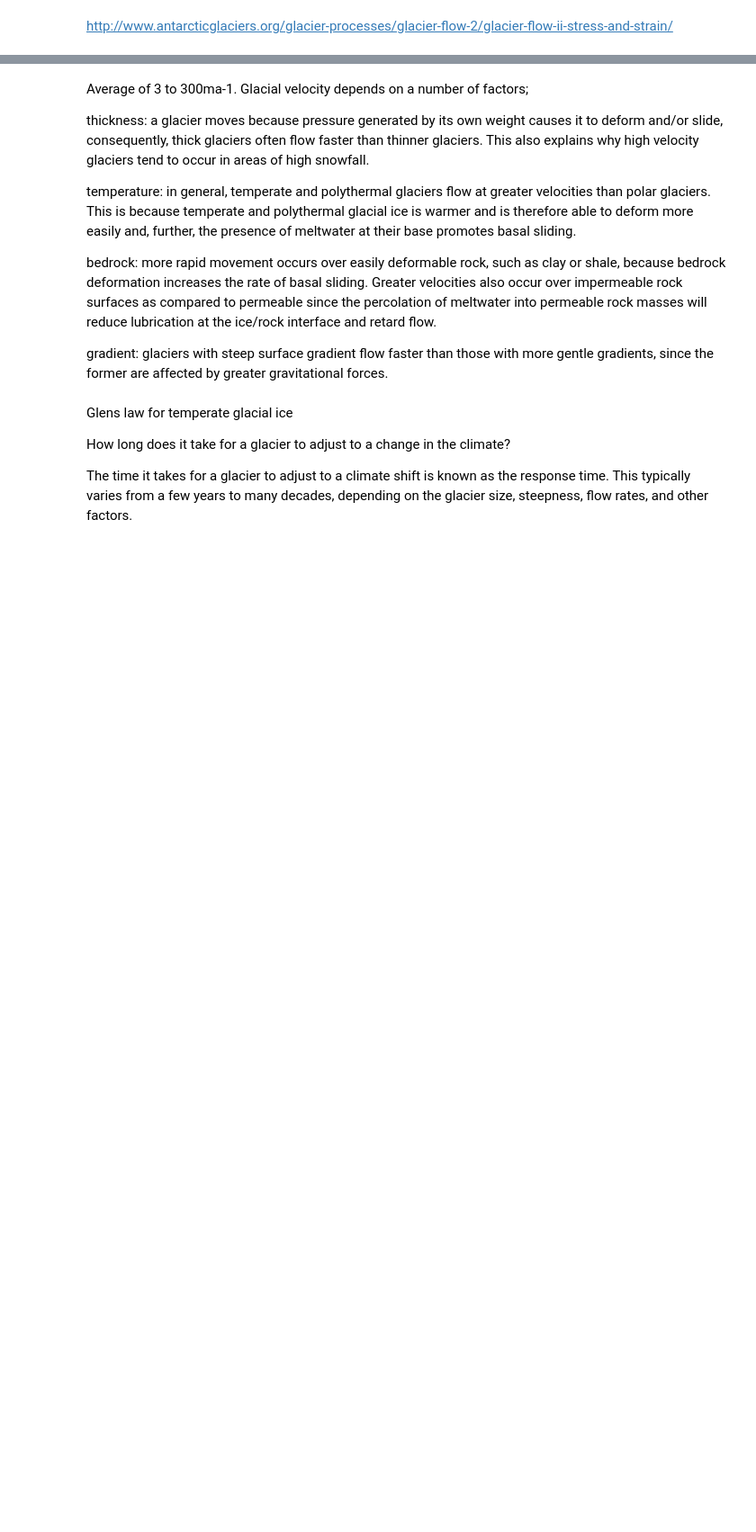
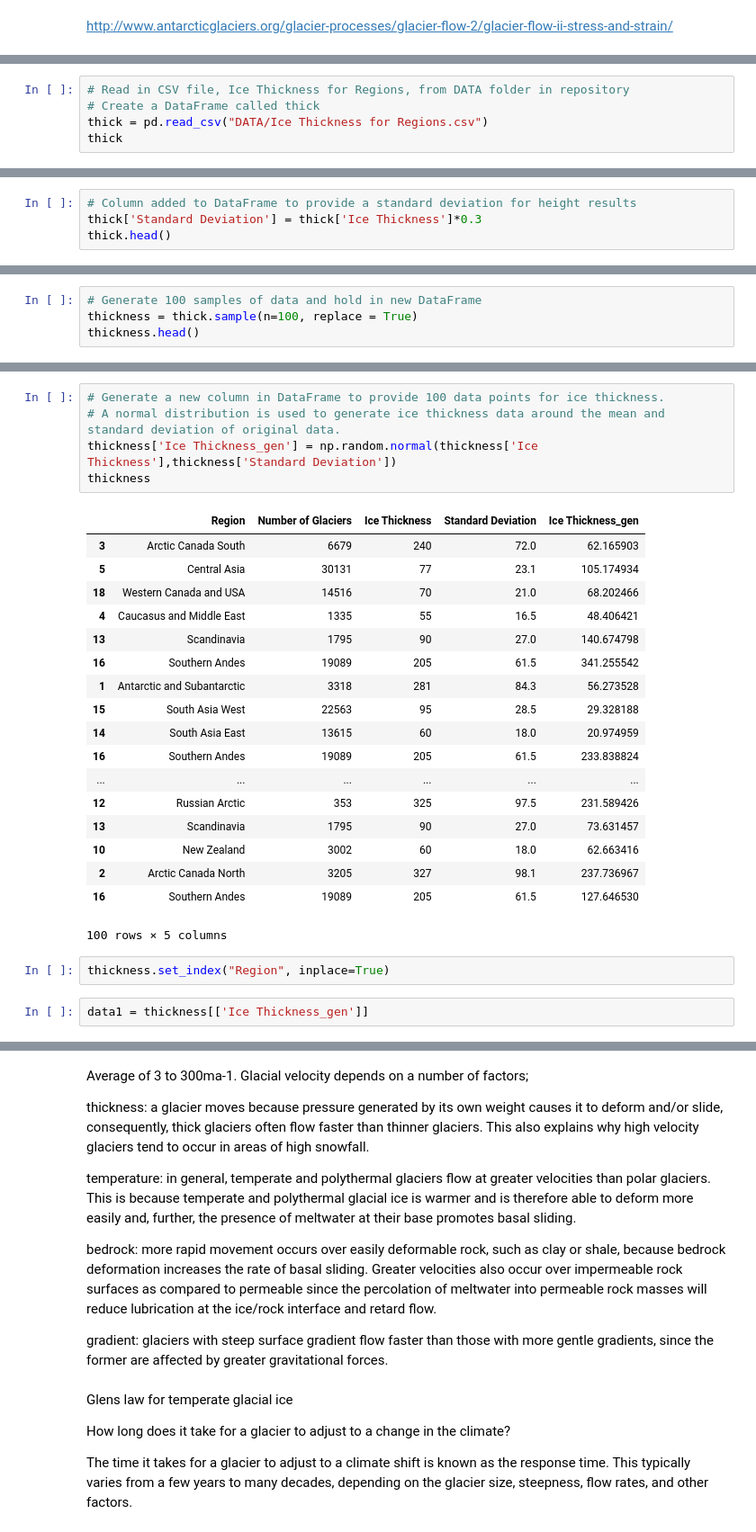
Before and after one commit to healyshane/project-programming_for-data_analysis, a Jupyter notebook: Programming for Data Analysis_Glaciers.ipynb, the cells around one changed output, grey strips where cells are left out. Shown: that part at 90% size. Cells and saved outputs as stored; diff of their text form; blank space fills up the shorter version.

Commit message:
Data generated to simulate glacier thickness for 100 samples.

```diff
--- a/Programming for Data Analysis_Glaciers.ipynb
+++ b/Programming for Data Analysis_Glaciers.ipynb
@@ -40,0 +94,5 @@ http://www.antarcticglaciers.org/glacier-processes/glacier-flow-2/glacier-flow-i
+# %%
+# Read in CSV file, Ice Thickness for Regions, from DATA folder in repository
+# Create a DataFrame called thick
+thick = pd.read_csv("DATA/Ice Thickness for Regions.csv")
+thick
@@ -40,0 +122,4 @@ http://www.antarcticglaciers.org/glacier-processes/glacier-flow-2/glacier-flow-i
+# %%
+# Column added to DataFrame to provide a standard deviation for height results
+thick['Standard Deviation'] = thick['Ice Thickness']*0.3
+thick.head()
@@ -40,0 +133,4 @@ http://www.antarcticglaciers.org/glacier-processes/glacier-flow-2/glacier-flow-i
+# %%
+# Generate 100 samples of data and hold in new DataFrame
+thickness = thick.sample(n=100, replace = True)
+thickness.head()
@@ -40,0 +144,28 @@ http://www.antarcticglaciers.org/glacier-processes/glacier-flow-2/glacier-flow-i
+# %%
+# Generate a new column in DataFrame to provide 100 data points for ice thickness.
+# A normal distribution is used to generate ice thickness data around the mean and standard deviation of original data.
+thickness['Ice Thickness_gen'] = np.random.normal(thickness['Ice Thickness'],thickness['Standard Deviation'])
+thickness
+# %% [output]
+|  | Region | Number of Glaciers | Ice Thickness | Standard Deviation | Ice Thickness_gen |
+| 3 | Arctic Canada South | 6679 | 240 | 72.0 | 62.165903 |
+| 5 | Central Asia | 30131 | 77 | 23.1 | 105.174934 |
+| 18 | Western Canada and USA | 14516 | 70 | 21.0 | 68.202466 |
+| 4 | Caucasus and Middle East | 1335 | 55 | 16.5 | 48.406421 |
+| 13 | Scandinavia | 1795 | 90 | 27.0 | 140.674798 |
+| 16 | Southern Andes | 19089 | 205 | 61.5 | 341.255542 |
+| 1 | Antarctic and Subantarctic | 3318 | 281 | 84.3 | 56.273528 |
+| 15 | South Asia West | 22563 | 95 | 28.5 | 29.328188 |
+| 14 | South Asia East | 13615 | 60 | 18.0 | 20.974959 |
+| 16 | Southern Andes | 19089 | 205 | 61.5 | 233.838824 |
+| ... | ... | ... | ... | ... | ... |
+| 12 | Russian Arctic | 353 | 325 | 97.5 | 231.589426 |
+| 13 | Scandinavia | 1795 | 90 | 27.0 | 73.631457 |
+| 10 | New Zealand | 3002 | 60 | 18.0 | 62.663416 |
+| 2 | Arctic Canada North | 3205 | 327 | 98.1 | 237.736967 |
+| 16 | Southern Andes | 19089 | 205 | 61.5 | 127.646530 |
+100 rows × 5 columns
+# %%
+thickness.set_index("Region", inplace=True)
+# %%
+data1 = thickness[['Ice Thickness_gen']]
```
Also changed, not shown: parts of 15 cells of this notebook, 1 other file.
